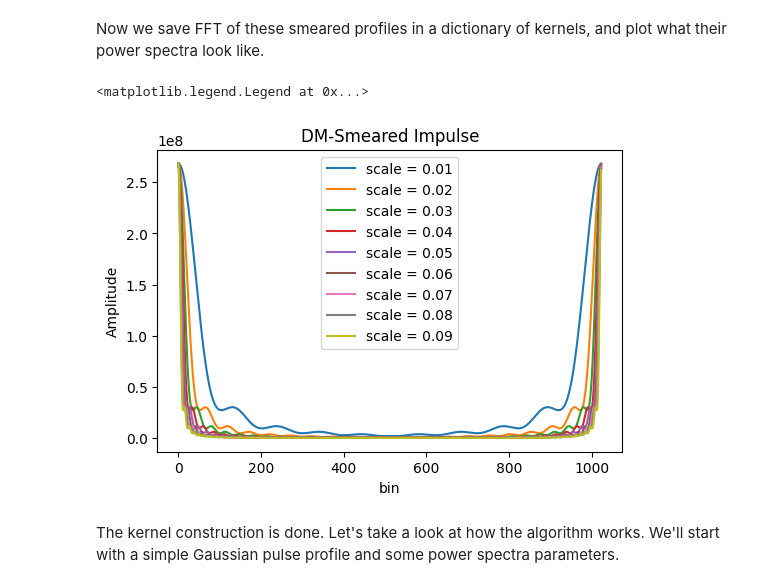
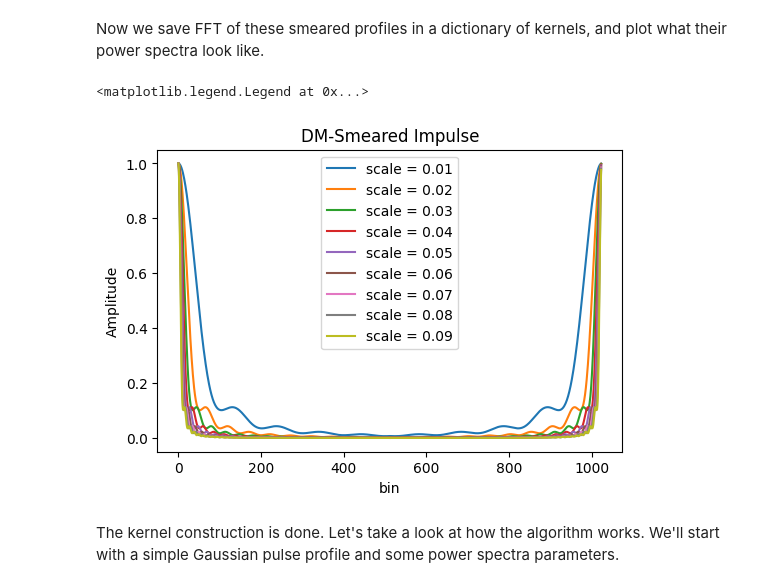
Before and after one commit to reyniersquillace/RadioTime, a Jupyter notebook: Kernel Dedispersion.ipynb, the cells around one changed output. Saved outputs shown, nothing was run; the diff lists cells and outputs as text; code cells hidden in the pictures.

```diff
--- a/Kernel Dedispersion.ipynb
+++ b/Kernel Dedispersion.ipynb
@@ -87,20 +87,22 @@ for DM in DMs:
 # %% [markdown]
 Now we save FFT of these smeared profiles in a dictionary of kernels, and plot what their power spectra look like.
 # %%
-kernels = {}
+kernels = np.zeros(sums.shape).astype('complex_')
+kernel_scaling = DMs/deltaDM
+maxamp = max(fft(sums[0]))
 for i in range(len(DMs)):
-    sum_fft = fft(sums[i])
-    kernels[DMs[i]/deltaDM] = sum_fft
+    sum_fft = fft(sums[i])/maxamp
+    kernels[i] = sum_fft
     if i > 0 and i < 10:
         plt.plot(np.abs(sum_fft)**2, label = f"scale = {np.round(DMs[i]/deltaDM, 2)}")
-#plt.imshow(smeared_harm, aspect = 'auto')
+np.save('kernels.npy', kernels)
 plt.title('DM-Smeared Impulse')
 plt.xlabel('bin')
 plt.ylabel('Amplitude')
 plt.legend()
 # %% [output]
 <matplotlib.legend.Legend at 0x...>
-[figure, old version]
+[figure, new version]
 # %% [markdown]
 The kernel construction is done. Let's take a look at how the algorithm works. We'll start with a simple Gaussian pulse profile and some power spectra parameters.
 # %%
```
Also changed, not shown: parts of 4 cells of this notebook, 1 other file.
